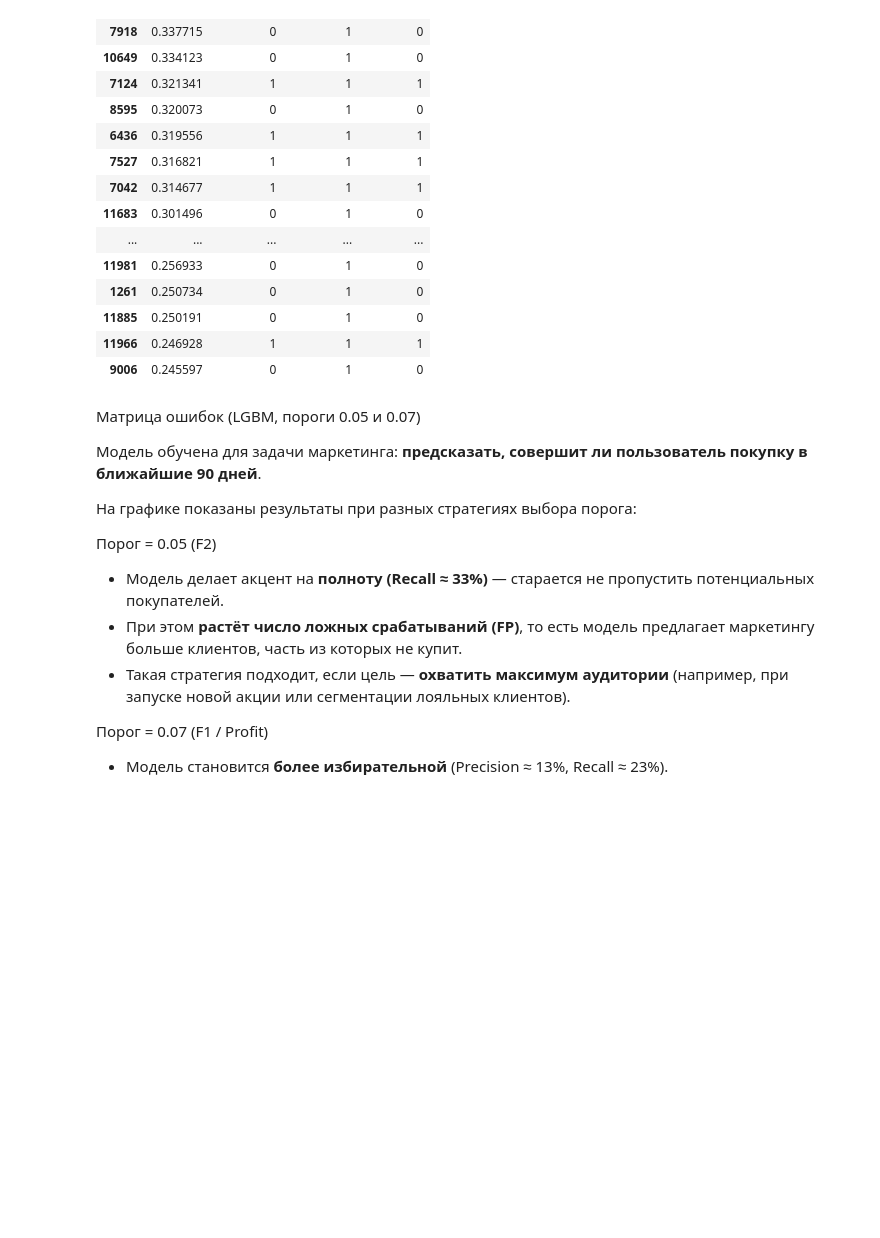
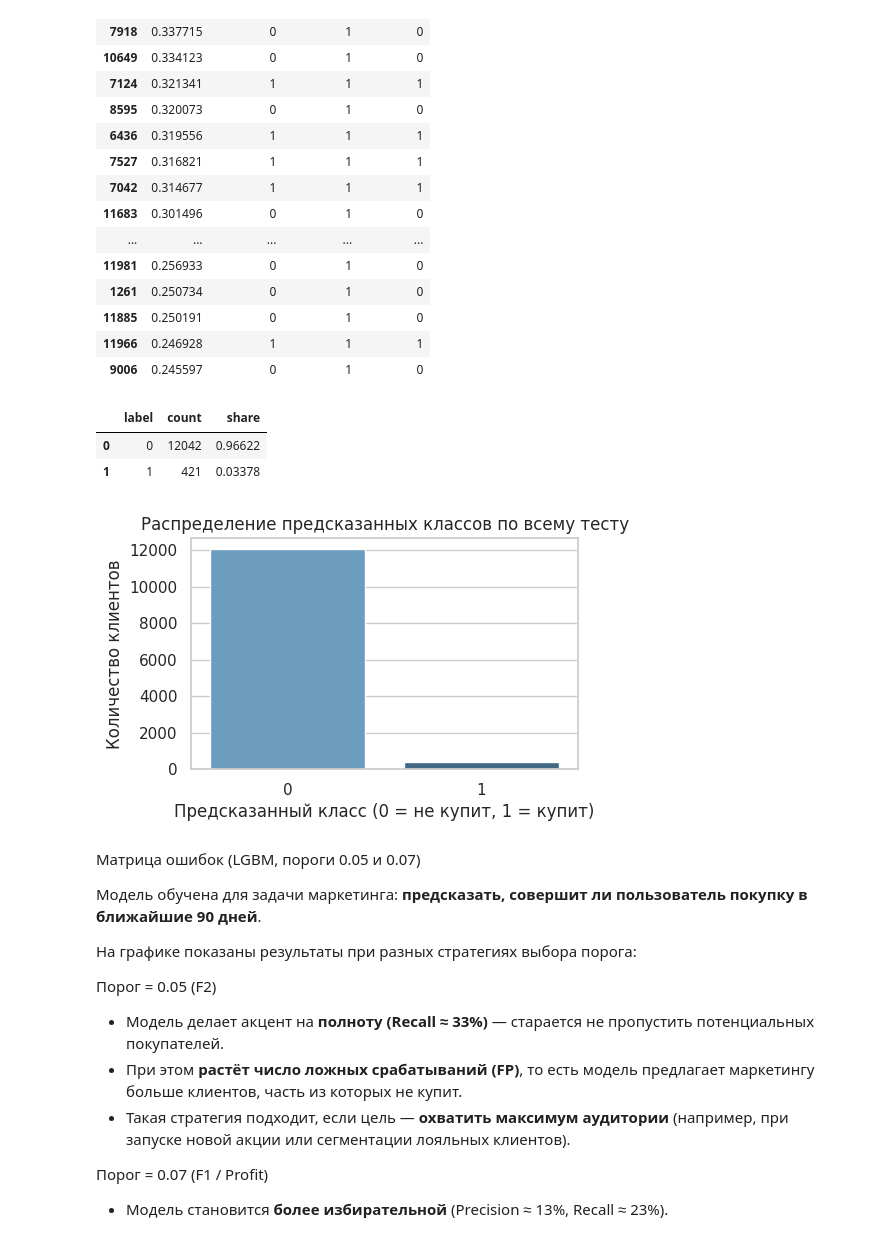
Before and after one commit to 104pdp/marketing, a Jupyter notebook: Marketing_Zhuravel.ipynb, the cells around one changed output. Drawn from its saved outputs; the diff is of its cells as text; code cells hidden in the pictures; blank space fills up the shorter version.

```diff
--- a/Marketing_Zhuravel.ipynb
+++ b/Marketing_Zhuravel.ipynb
@@ -1416,6 +1412,24 @@ display(top_clients.head(20))
 | 11885 | 0.250191 | 0 | 1 | 0 |
 | 11966 | 0.246928 | 1 | 1 | 1 |
 | 9006 | 0.245597 | 0 | 1 | 0 |
+# %%
+# Проверим общее распределение предсказанных меток
+unique, counts = np.unique(y_pred_f1, return_counts=True)
+pred_summary = pd.DataFrame({"label": unique, "count": counts})
+pred_summary["share"] = pred_summary["count"] / len(y_pred_f1)
+display(pred_summary)
+
+plt.figure(figsize=(5,3))
+sns.countplot(x=y_pred_f1, palette="Blues_d")
+plt.title("Распределение предсказанных классов по всему тесту")
+plt.xlabel("Предсказанный класс (0 = не купит, 1 = купит)")
+plt.ylabel("Количество клиентов")
+plt.show()
+# %% [output]
+|  | label | count | share |
+| 0 | 0 | 12042 | 0.96622 |
+| 1 | 1 | 421 | 0.03378 |
+[figure, added]
 # %% [markdown]
 Матрица ошибок (LGBM, пороги 0.05 и 0.07)
 
```
Also changed, not shown: parts of 5 cells of this notebook.
